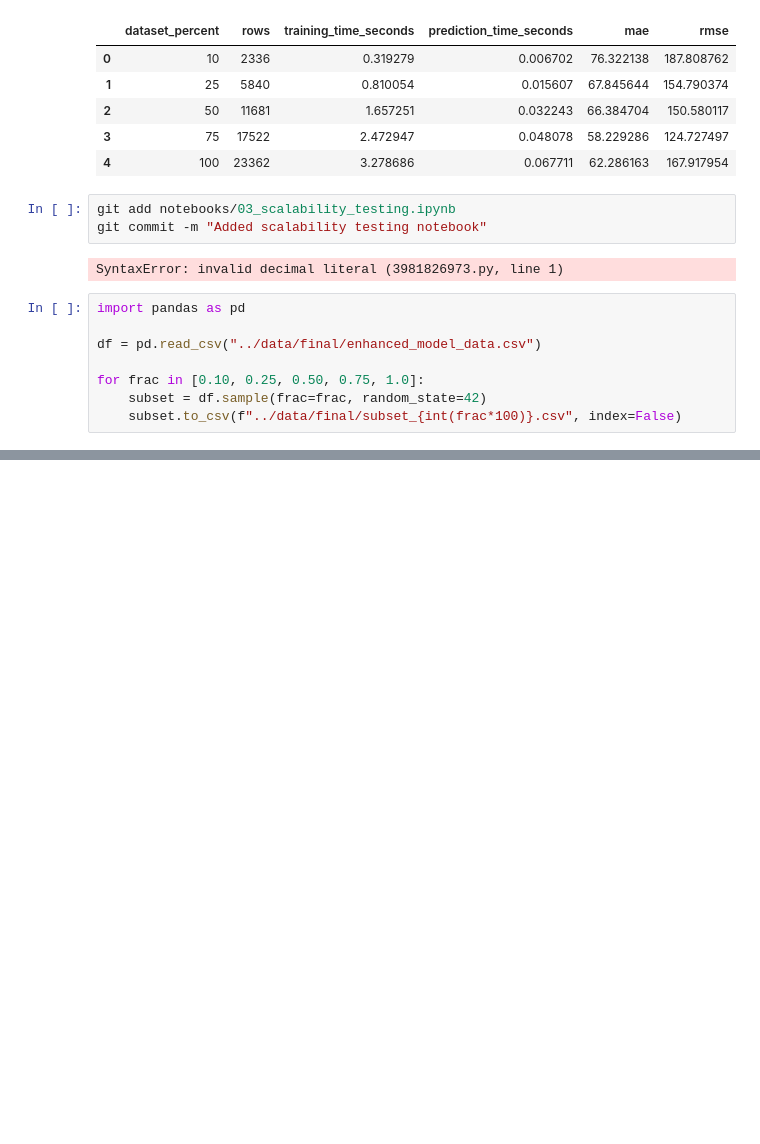
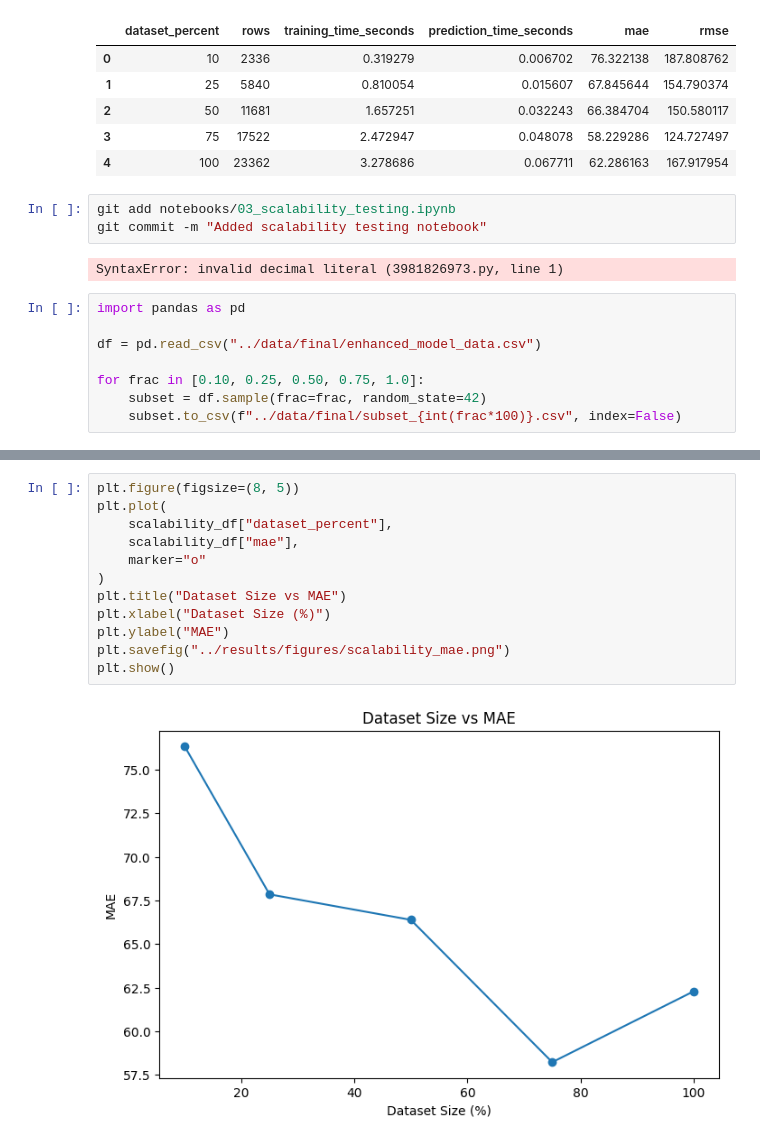
Before and after one commit to Mirza-mohammed/workflow_predictive_analytics, a Jupyter notebook: notebooks/03_scalability_testing.ipynb, the cells around one changed output, grey strips where cells are left out. Drawn from its saved outputs; the diff is of its cells as text; blank space fills up the shorter version.

```diff
--- a/notebooks/03_scalability_testing.ipynb
+++ b/notebooks/03_scalability_testing.ipynb
@@ -78,0 +115,14 @@ for frac in [0.10, 0.25, 0.50, 0.75, 1.0]:
+# %%
+plt.figure(figsize=(8, 5))
+plt.plot(
+    scalability_df["dataset_percent"],
+    scalability_df["mae"],
+    marker="o"
+)
+plt.title("Dataset Size vs MAE")
+plt.xlabel("Dataset Size (%)")
+plt.ylabel("MAE")
+plt.savefig("../results/figures/scalability_mae.png")
+plt.show()
+# %% [output]
+[figure, added]
```
Also changed, not shown: parts of 16 cells of this notebook, 24 other files.
